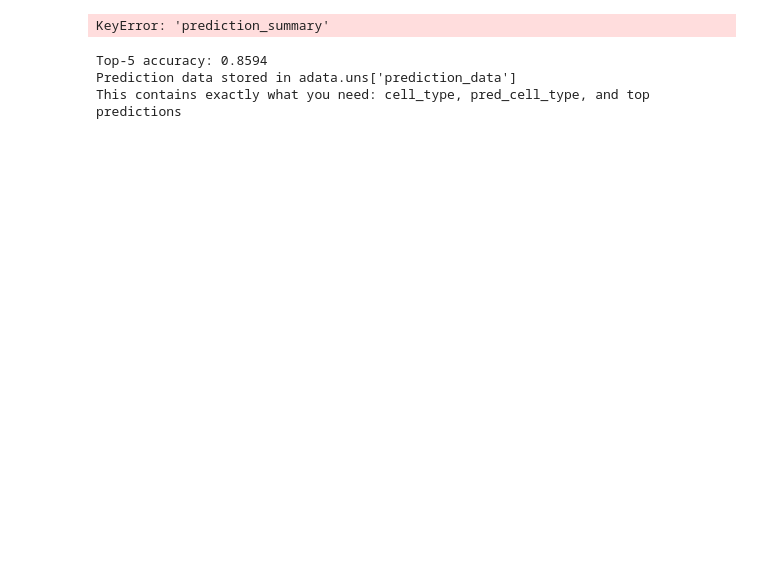
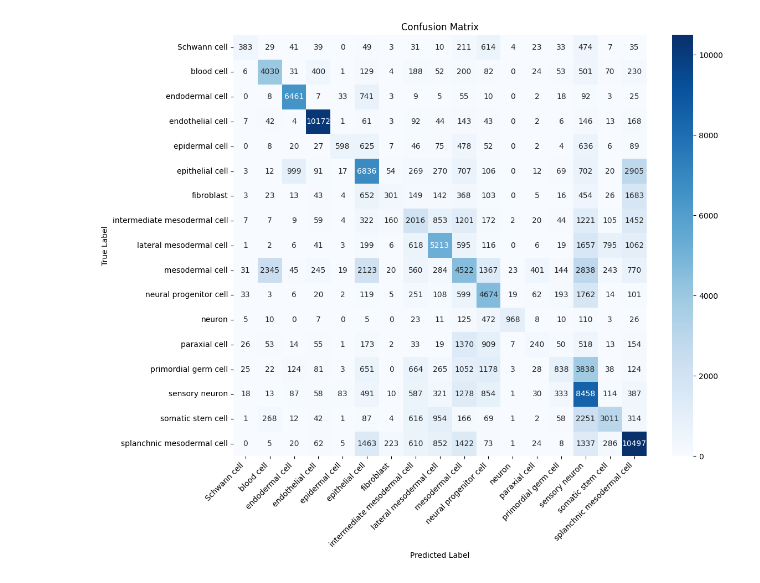
Before and after one commit to Amsel11/scGPT_tools, a Jupyter notebook: scGPT-annotator/scripts/scGPT-annotator_example_use.ipynb, the cells around one changed output. Drawn from its saved outputs; the diff is of its cells as text; code cells hidden in the pictures; blank space fills up the shorter version.

```diff
--- a/scGPT-annotator/scripts/scGPT-annotator_example_use.ipynb
+++ b/scGPT-annotator/scripts/scGPT-annotator_example_use.ipynb
@@ -16,7 +8,7 @@ import scanpy as sc
 from sklearn.metrics import confusion_matrix, classification_report
 from sklearn.metrics import accuracy_score, precision_score, recall_score, f1_score
 
-file_path = r"C:\Users\annel\OneDrive\Documenten\Machine Learning\scGPT\scGPT-annotator\save\predicted_adata_20250414_02\predicted_adata_pred_results_20250414_002819.h5ad"
+file_path = r""
 # %%
 adata = sc.read(file_path)
 # %%
@@ -286,7 +39,24 @@ dict_keys(['cell_type_colors', 'cell_type_probability_classes', 'citation', 'def
-# %%
-display(adata.uns['prediction_summary'])
-# %% [output]
-KeyError: 'prediction_summary'
+# %%
+true_labels = adata.obs['cell_type']
+pred_labels = adata.obs['pred_cell_type']
+cm = confusion_matrix(true_labels, pred_labels)
+
+import seaborn as sns
+import matplotlib.pyplot as plt
+
+plt.figure(figsize=(12, 10))
+sns.heatmap(cm, annot=True, fmt='d', cmap='Blues',
+            xticklabels=sorted(set(true_labels)),
+            yticklabels=sorted(set(true_labels)))
+plt.title('Confusion Matrix')
+plt.xlabel('Predicted Label')
+plt.ylabel('True Label')
+plt.xticks(rotation=45, ha='right')
+plt.yticks(rotation=0)
+plt.tight_layout()
+plt.show()
+# %% [output]
+[figure, added]
 # %%
 from scGPT_classifier import scGPTAnnotator
 # %%
@@ -294,6 +63,0 @@ annotator = scGPTAnnotator(embedding_key='X_scGPT')
-# %%
-pred_n = annotator.add_top_n_predictions(adata)
-# %% [output]
-Top-5 accuracy: 0.8594
-Prediction data stored in adata.uns['prediction_data']
-This contains exactly what you need: cell_type, pred_cell_type, and top predictions
```
Also changed, not shown: parts of 10 cells of this notebook, 7 other files.
